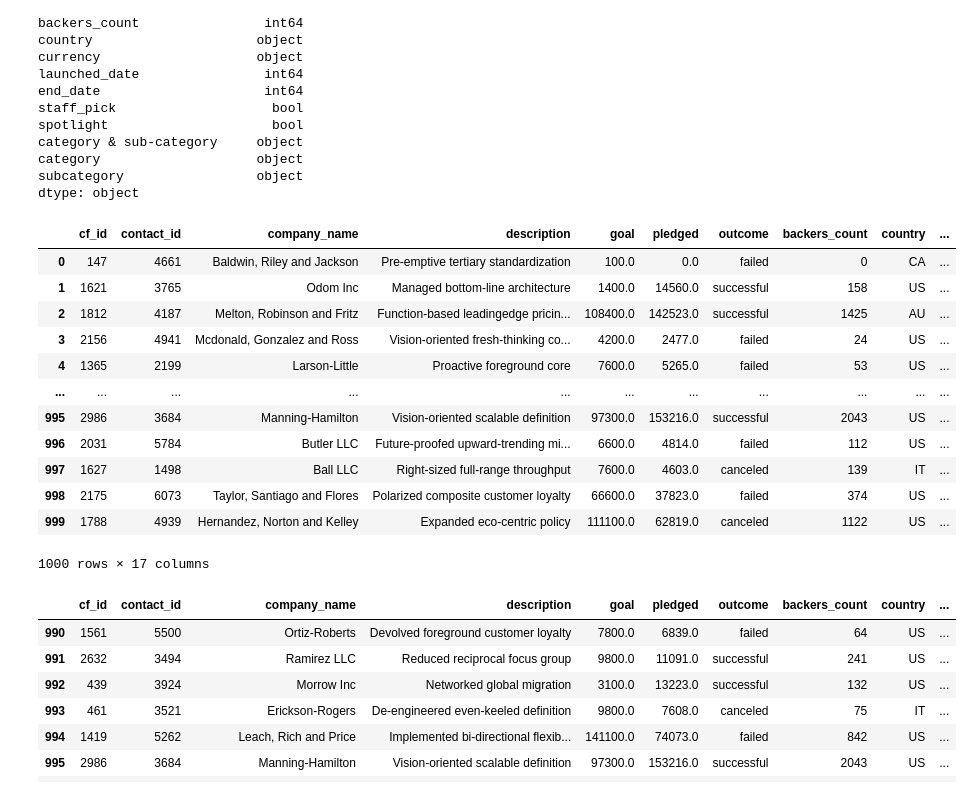
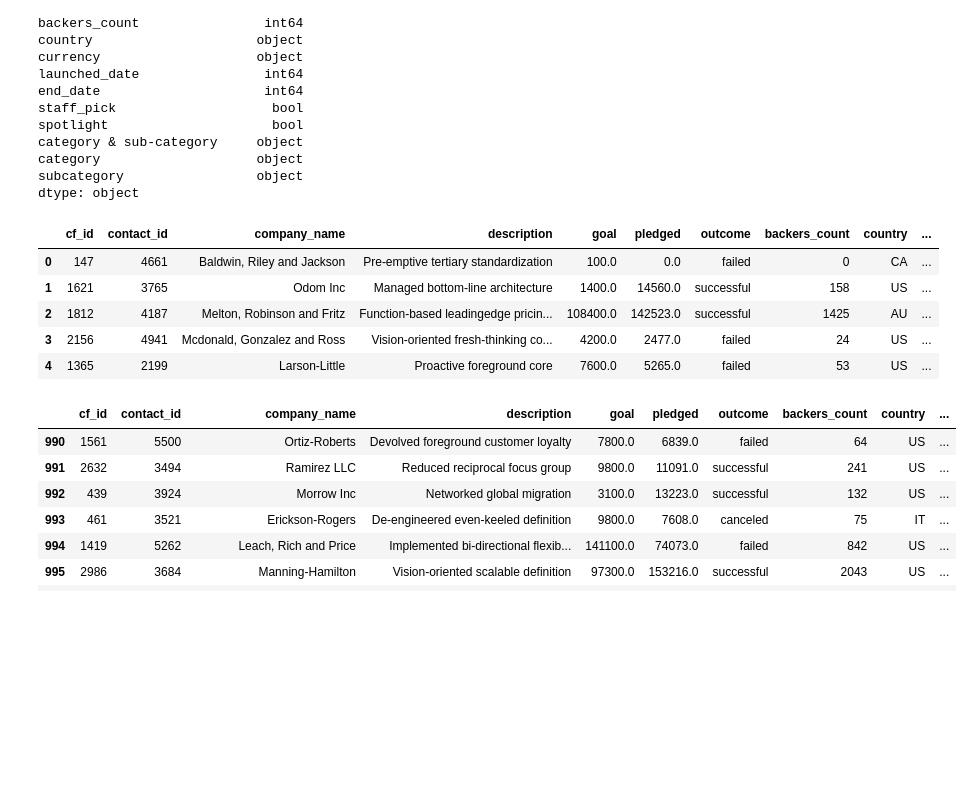
Before and after one commit to Clauym/Crowfunding_ETL, a Jupyter notebook: ETL_Mini_Project_CYurrita.ipynb, the cells around one changed output. Saved outputs shown, nothing was run; the diff lists cells and outputs as text; code cells hidden in the pictures; blank space fills up the shorter version.

```diff
--- a/ETL_Mini_Project_CYurrita.ipynb
+++ b/ETL_Mini_Project_CYurrita.ipynb
@@ -202,8 +202,8 @@ campaign_df.head()
 | 4 | 1365 | 2199 | Larson-Little | Proactive foreground core | 7600 | 5265 | failed | 53 | US | ... |
 # %%
 # Rename the blurb, launched_at, and deadline columns.
-crowdfunding_info_df.rename(columns={"blurb": "description", "launched_at":"launched_date", "deadline":"end_date"},inplace=True)
-crowdfunding_info_df
+campaign_df.rename(columns={"blurb": "description", "launched_at":"launched_date", "deadline":"end_date"},inplace=True)
+campaign_df
 # %% [output]
 |  | cf_id | contact_id | company_name | description | goal | pledged | outcome | backers_count | country | ... |
 | 0 | 147 | 4661 | Baldwin, Riley and Jackson | Pre-emptive tertiary standardization | 100 | 0 | failed | 0 | CA | ... |
@@ -220,4 +220,5 @@ crowdfunding_info_df
 1000 rows × 17 columns
 # %%
 # Convert the goal and pledged columns to a `float` data type.
-crowdfunding_info_df[['goal','pledged']]=crowdfunding_info_df[['goal','pledged']].astype(float)
+campaign_df[['goal','pledged']]=campaign_df[['goal','pledged']].astype(float)
+campaign_df
@@ -246,23 +261,16 @@ dtype: object
 # %%
 # Format the launched_date and end_date columns to datetime format
 from datetime import datetime as dt
-crowdfunding_info_df['launched_date']=pd.to_datetime(crowdfunding_info_df['launched_date'], unit='s').dt.strftime('%Y/%m/%d')
-crowdfunding_info_df['end_date']=pd.to_datetime(crowdfunding_info_df['end_date'], unit='s').dt.strftime('%Y/%m/%d')
-crowdfunding_info_df
+campaign_df['launched_date']=pd.to_datetime(campaign_df['launched_date'], unit='s').dt.strftime('%Y/%m/%d')
+campaign_df['end_date']=pd.to_datetime(campaign_df['end_date'], unit='s').dt.strftime('%Y/%m/%d')
+campaign_df.head(5)
 # %% [output]
 |  | cf_id | contact_id | company_name | description | goal | pledged | outcome | backers_count | country | ... |
 | 0 | 147 | 4661 | Baldwin, Riley and Jackson | Pre-emptive tertiary standardization | 100.0 | 0.0 | failed | 0 | CA | ... |
 | 1 | 1621 | 3765 | Odom Inc | Managed bottom-line architecture | 1400.0 | 14560.0 | successful | 158 | US | ... |
 | 2 | 1812 | 4187 | Melton, Robinson and Fritz | Function-based leadingedge pricin... | 108400.0 | 142523.0 | successful | 1425 | AU | ... |
 | 3 | 2156 | 4941 | Mcdonald, Gonzalez and Ross | Vision-oriented fresh-thinking co... | 4200.0 | 2477.0 | failed | 24 | US | ... |
 | 4 | 1365 | 2199 | Larson-Little | Proactive foreground core | 7600.0 | 5265.0 | failed | 53 | US | ... |
-| ... | ... | ... | ... | ... | ... | ... | ... | ... | ... | ... |
-| 995 | 2986 | 3684 | Manning-Hamilton | Vision-oriented scalable definition | 97300.0 | 153216.0 | successful | 2043 | US | ... |
-| 996 | 2031 | 5784 | Butler LLC | Future-proofed upward-trending mi... | 6600.0 | 4814.0 | failed | 112 | US | ... |
-| 997 | 1627 | 1498 | Ball LLC | Right-sized full-range throughput | 7600.0 | 4603.0 | canceled | 139 | IT | ... |
-| 998 | 2175 | 6073 | Taylor, Santiago and Flores | Polarized composite customer loyalty | 66600.0 | 37823.0 | failed | 374 | US | ... |
-| 999 | 1788 | 4939 | Hernandez, Norton and Kelley | Expanded eco-centric policy | 111100.0 | 62819.0 | canceled | 1122 | US | ... |
-1000 rows × 17 columns
 # %%
 # Merge the campaign_df with the category_df on the "category" column and
 # the subcategory_df on the "subcategory" column.
```
Also changed, not shown: parts of 9 cells of this notebook.
